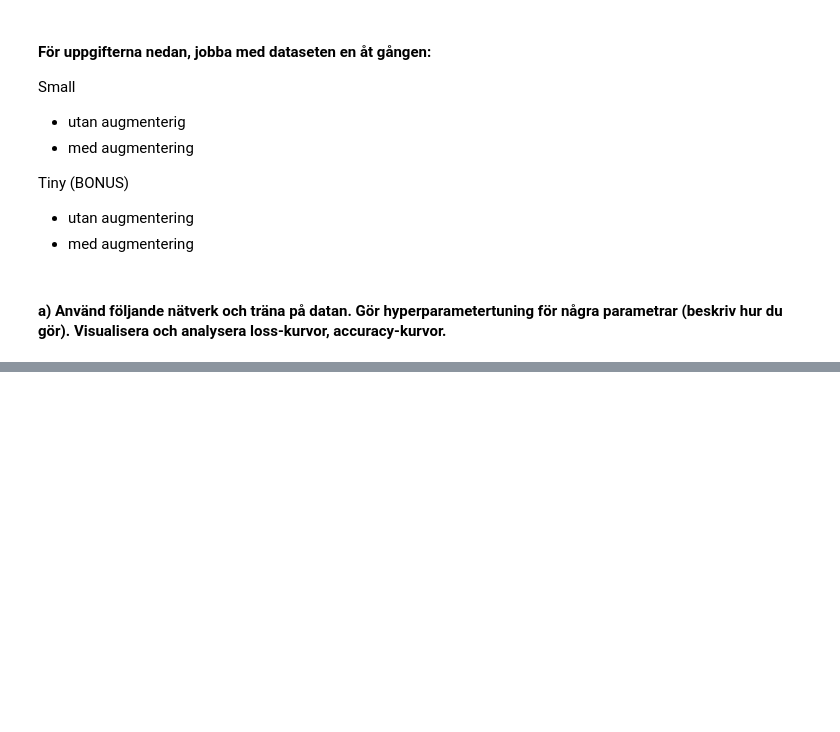
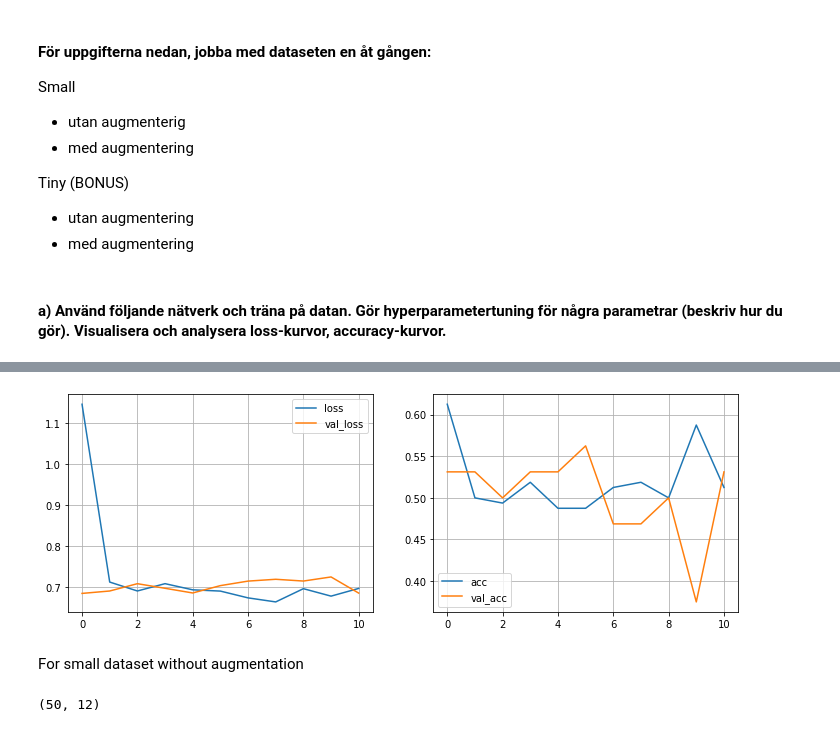
Before and after one commit to cooperhankun/Deep_learning, a Jupyter notebook: Lab/lab.ipynb, the cells around one changed output, grey strips where cells are left out. Cells and saved outputs as stored; diff of their text form; code cells hidden in the pictures; blank space fills up the shorter version.

```diff
--- a/Lab/lab.ipynb
+++ b/Lab/lab.ipynb
@@ -446,0 +543,12 @@ _________________________________________________________________
+# %%
+# Here choose "patience = 5, restore_best_weights = True"
+early_stopper = EarlyStopping(monitor = "val_acc", mode = "max", patience = 5, restore_best_weights = True)
+
+model.fit(
+    train_tiny_generator,
+    steps_per_epoch = steps_per_epoch,
+    epochs = 50,
+    callbacks = [early_stopper],
+    validation_data = val_tiny_generator,
+    validation_steps = validation_steps
+)
@@ -446,0 +574,3 @@ _________________________________________________________________
+# %%
+metrics_tiny = pd.DataFrame(model.history.history)
+metrics_tiny
@@ -446,0 +590,13 @@ _________________________________________________________________
+# %%
+plot_metrics(metrics_tiny)
+# %% [output]
+[figure, added]
+# %% [markdown]
+For small dataset without augmentation
+# %%
+steps_per_epoch = int(len(scaled_X_train_small_resized)/32)
+validation_steps = int(len(scaled_X_val_small_resized)/32)
+
+steps_per_epoch, validation_steps
+# %% [output]
+(50, 12)
```
Also changed, not shown: parts of 32 cells of this notebook.
